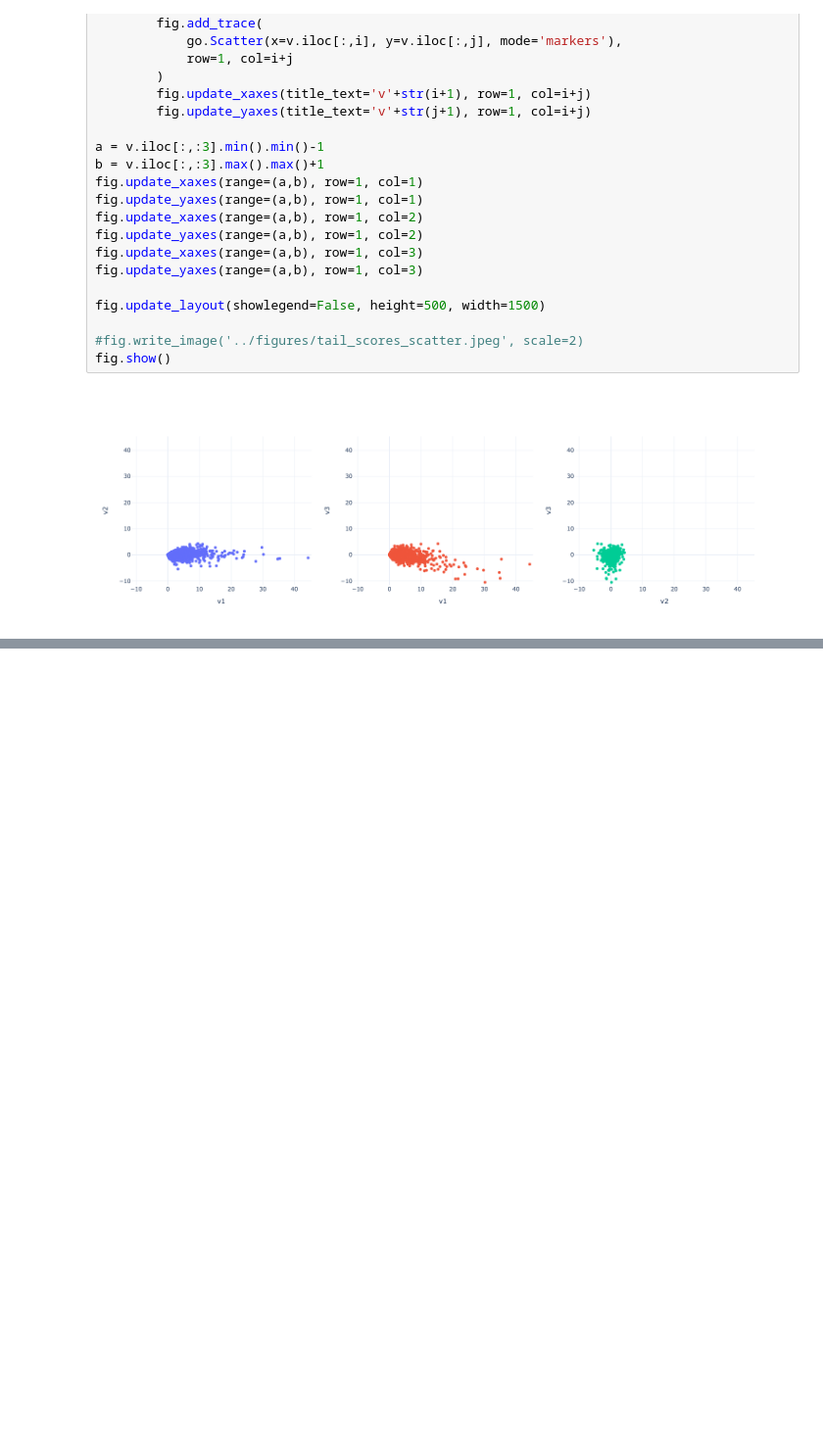
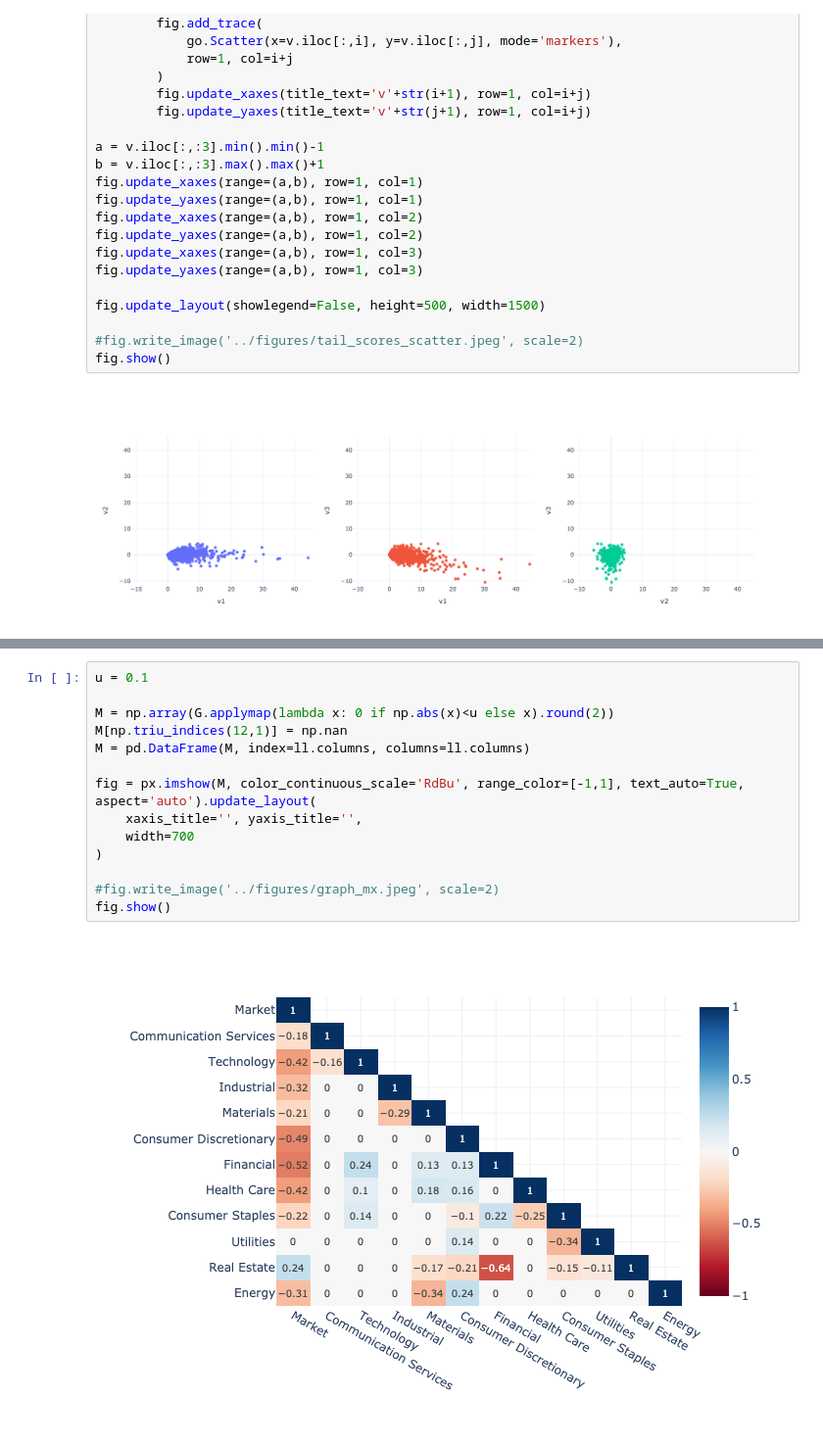
Before and after one commit to MegaCookies88/MSc.-Thesis-EVT-SP500, a Jupyter notebook: Jupyter_Notebooks/EPCA.ipynb, the cells around one changed output, grey strips where cells are left out. Shown at 98% size. Cells and saved outputs as stored; diff of their text form; blank space fills up the shorter version.

```diff
--- a/Jupyter_Notebooks/EPCA.ipynb
+++ b/Jupyter_Notebooks/EPCA.ipynb
@@ -271,0 +313,16 @@ fig.show()
+# %%
+u = 0.1
+
+M = np.array(G.applymap(lambda x: 0 if np.abs(x)<u else x).round(2))
+M[np.triu_indices(12,1)] = np.nan
+M = pd.DataFrame(M, index=ll.columns, columns=ll.columns)
+
+fig = px.imshow(M, color_continuous_scale='RdBu', range_color=[-1,1], text_auto=True, aspect='auto').update_layout(
+    xaxis_title='', yaxis_title='',
+    width=700
+)
+
+#fig.write_image('../figures/graph_mx.jpeg', scale=2)
+fig.show()
+# %% [output]
+[figure, added]
```
Also changed, not shown: parts of 6 cells of this notebook.
